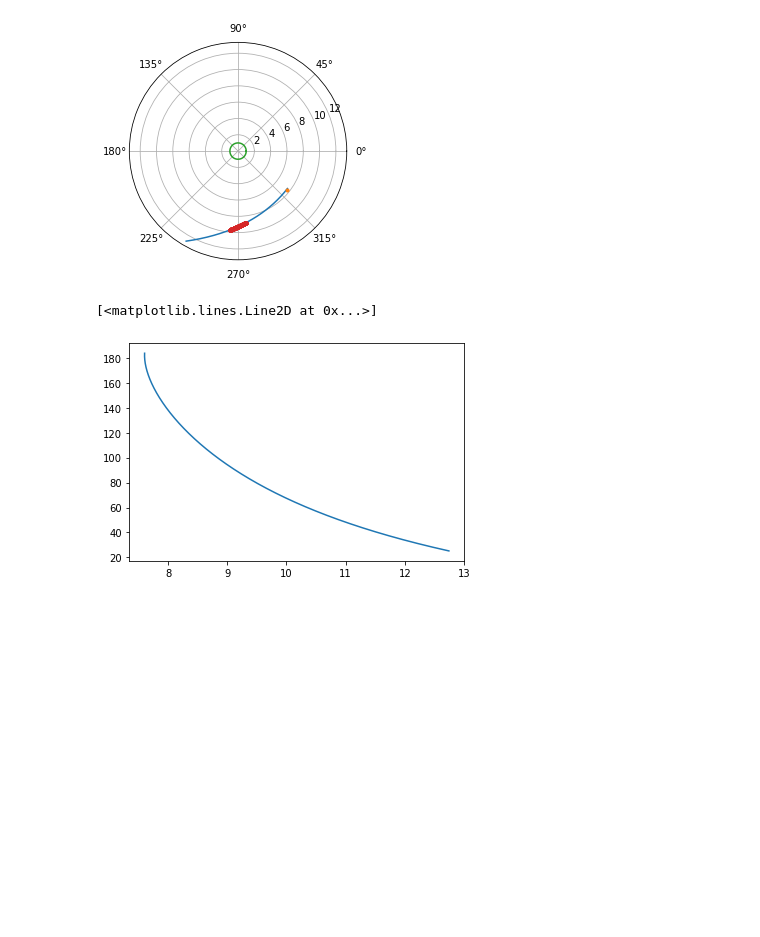
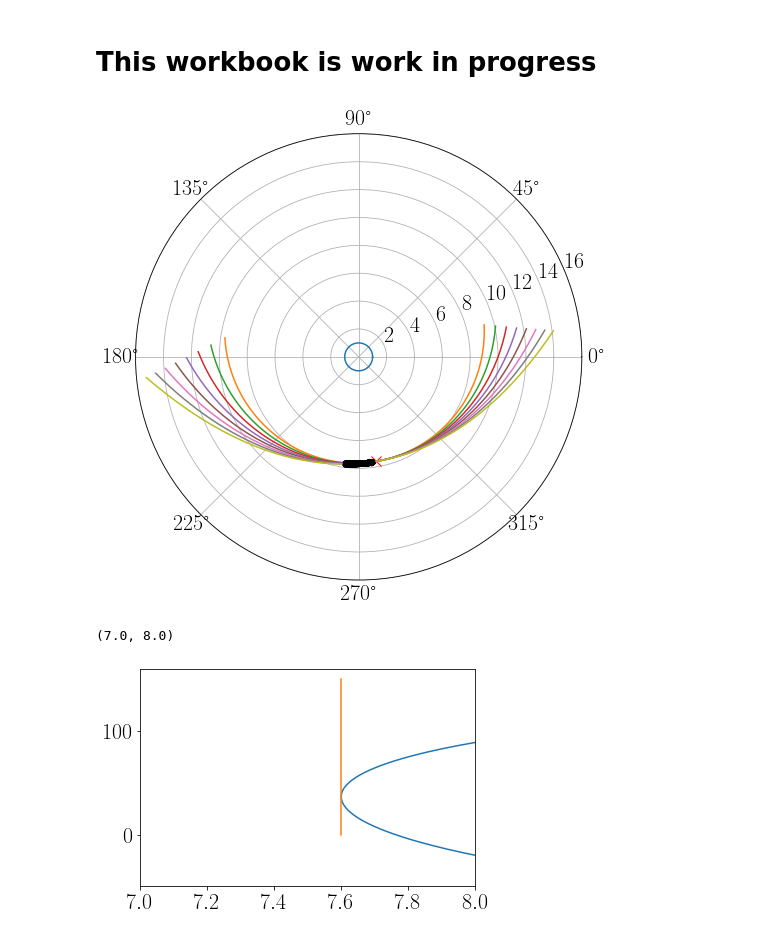
Before and after one commit to bdrdavies/exocomets, a Jupyter notebook: notebooks/orbit_visualisation.ipynb, the cells around one changed output. Drawn from its saved outputs; the diff is of its cells as text; code cells hidden in the pictures; blank space fills up the shorter version.

```diff
--- a/notebooks/orbit_visualisation.ipynb
+++ b/notebooks/orbit_visualisation.ipynb
@@ -1,3 +1,5 @@
+# %% [markdown]
+# This workbook is work in progress
 # %%
 import numpy as np
 from astropy import units as u
@@ -127,24 +142,43 @@ def convmf_array(m_in, e_in):
 
     return nu
 # %%
+# Setting the parameters for the plots
+plotting_params = {'backend': 'wxAgg',
+                   'font.family': 'serif',
+                   'font.size': 22,
+                   'lines.markersize' : 10,
+                   'axes.labelsize': 22,
+                   'legend.fontsize': 22,
+                   'xtick.labelsize': 22,
+                   'ytick.labelsize': 22,
+                   'text.usetex': True}
+
+plt.rcParams.update(plotting_params)
+
 # some tests that things make sense, we are looking up from -Y here
-nu = 0.9#np.pi/4.#1.00
+nu = 0.16#np.pi/4.#1.00
 q = 7.6 # Pericenter distance in stellar radii
-in_tr, vel, dt, f, r, x, bigy, acc = orbit_rv(nu, q, 10, np.arange(0,20,0.01), e=0.9, testing=True)
 
-fig = plt.figure()
+fig = plt.figure(figsize=(8.0,12.0))
 ax = plt.subplot(projection='polar')
-ax.plot(f-(np.pi/2-nu), r)
-ax.plot(-(np.pi/2-nu), q, '.')
+ax.plot(-(np.pi/2-nu), q, 'xr')
 ax.plot(np.linspace(0,2*np.pi,100),np.ones(100))
-if np.sum(in_tr) > 0:
-    ax.plot(f[in_tr]-(np.pi/2-nu), r[in_tr], '.')
+
+ecc = np.arange(0.2,1.0,0.1)
+
+for i in range(len(ecc)):
+    in_tr, vel, dt, f, r, x, bigy, acc = orbit_rv(nu, q, 25, np.arange(0,50,0.1), e=ecc[i], testing=True)
+    ax.plot(f-(np.pi/2-nu), r)
+    if np.sum(in_tr) > 0:
+        ax.plot(f[in_tr]-(np.pi/2-nu), r[in_tr], '.k')
 # %% [output]
-[figure, old version]
+[figure, new version]
 # %%
 plt.plot(r,vel/1000.0) #km/s
-#plt.ylim(0,610)
+plt.plot([7.6,7.6],[0,150])
+plt.xlim(7,8)
+#plt.ylim(0,150)
 # %% [output]
-[<matplotlib.lines.Line2D at 0x...>]
+(7.0, 8.0)
-[figure, old version]
+[figure, new version]
 # %%
```
Also changed, not shown: parts of 2 cells of this notebook, 2 other files.
